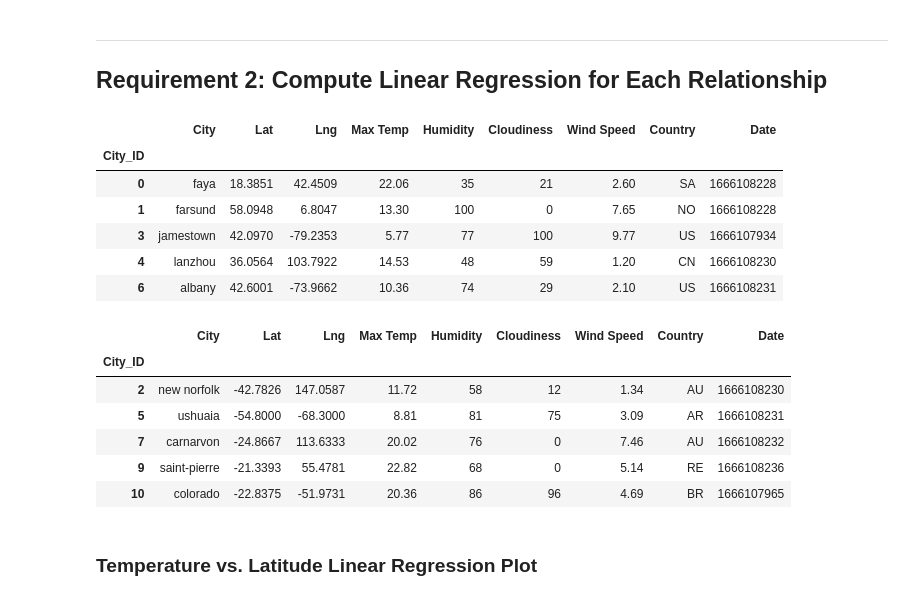
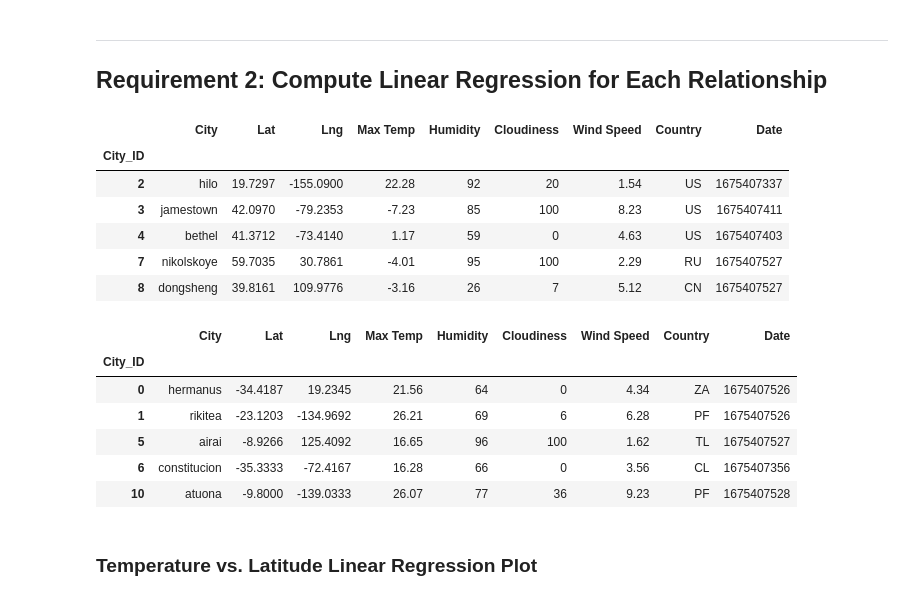
Before and after one commit to angelanarag/python-api-challenge, a Jupyter notebook: starter_code/WeatherPy.ipynb, the cells around one changed output. Drawn from its saved outputs; the diff is of its cells as text; code cells hidden in the pictures.

```diff
--- a/starter_code/WeatherPy.ipynb
+++ b/starter_code/WeatherPy.ipynb
@@ -264,30 +318,30 @@ plt.show()
 # %%
 # Create a DataFrame with the Northern Hemisphere data (Latitude >= 0)
-# YOUR CODE HERE
+northern_hemi_df = city_data_df.loc[city_data_df["Lat"]>0]
 
 # Display sample data
 northern_hemi_df.head()
 # %% [output]
 |  | City | Lat | Lng | Max Temp | Humidity | Cloudiness | Wind Speed | Country | Date |
 | City_ID |  |  |  |  |  |  |  |  |  |
-| 0 | faya | 18.3851 | 42.4509 | 22.06 | 35 | 21 | 2.60 | SA | 1666108228 |
-| 1 | farsund | 58.0948 | 6.8047 | 13.30 | 100 | 0 | 7.65 | NO | 1666108228 |
-| 3 | jamestown | 42.0970 | -79.2353 | 5.77 | 77 | 100 | 9.77 | US | 1666107934 |
-| 4 | lanzhou | 36.0564 | 103.7922 | 14.53 | 48 | 59 | 1.20 | CN | 1666108230 |
-| 6 | albany | 42.6001 | -73.9662 | 10.36 | 74 | 29 | 2.10 | US | 1666108231 |
+| 2 | hilo | 19.7297 | -155.0900 | 22.28 | 92 | 20 | 1.54 | US | 1675407337 |
+| 3 | jamestown | 42.0970 | -79.2353 | -7.23 | 85 | 100 | 8.23 | US | 1675407411 |
+| 4 | bethel | 41.3712 | -73.4140 | 1.17 | 59 | 0 | 4.63 | US | 1675407403 |
+| 7 | nikolskoye | 59.7035 | 30.7861 | -4.01 | 95 | 100 | 2.29 | RU | 1675407527 |
+| 8 | dongsheng | 39.8161 | 109.9776 | -3.16 | 26 | 7 | 5.12 | CN | 1675407527 |
 # %%
 # Create a DataFrame with the Southern Hemisphere data (Latitude < 0)
-# YOUR CODE HERE
+southern_hemi_df = city_data_df.loc[city_data_df["Lat"]<=0]
 
 # Display sample data
 southern_hemi_df.head()
 # %% [output]
 |  | City | Lat | Lng | Max Temp | Humidity | Cloudiness | Wind Speed | Country | Date |
 | City_ID |  |  |  |  |  |  |  |  |  |
-| 2 | new norfolk | -42.7826 | 147.0587 | 11.72 | 58 | 12 | 1.34 | AU | 1666108230 |
-| 5 | ushuaia | -54.8000 | -68.3000 | 8.81 | 81 | 75 | 3.09 | AR | 1666108231 |
-| 7 | carnarvon | -24.8667 | 113.6333 | 20.02 | 76 | 0 | 7.46 | AU | 1666108232 |
-| 9 | saint-pierre | -21.3393 | 55.4781 | 22.82 | 68 | 0 | 5.14 | RE | 1666108236 |
-| 10 | colorado | -22.8375 | -51.9731 | 20.36 | 86 | 96 | 4.69 | BR | 1666107965 |
+| 0 | hermanus | -34.4187 | 19.2345 | 21.56 | 64 | 0 | 4.34 | ZA | 1675407526 |
+| 1 | rikitea | -23.1203 | -134.9692 | 26.21 | 69 | 6 | 6.28 | PF | 1675407526 |
+| 5 | airai | -8.9266 | 125.4092 | 16.65 | 96 | 100 | 1.62 | TL | 1675407527 |
+| 6 | constitucion | -35.3333 | -72.4167 | 16.28 | 66 | 0 | 3.56 | CL | 1675407356 |
+| 10 | atuona | -9.8000 | -139.0333 | 26.07 | 77 | 36 | 9.23 | PF | 1675407528 |
 # %% [markdown]
 ###  Temperature vs. Latitude Linear Regression Plot
```
Also changed, not shown: parts of 30 cells of this notebook, 6 other files.
